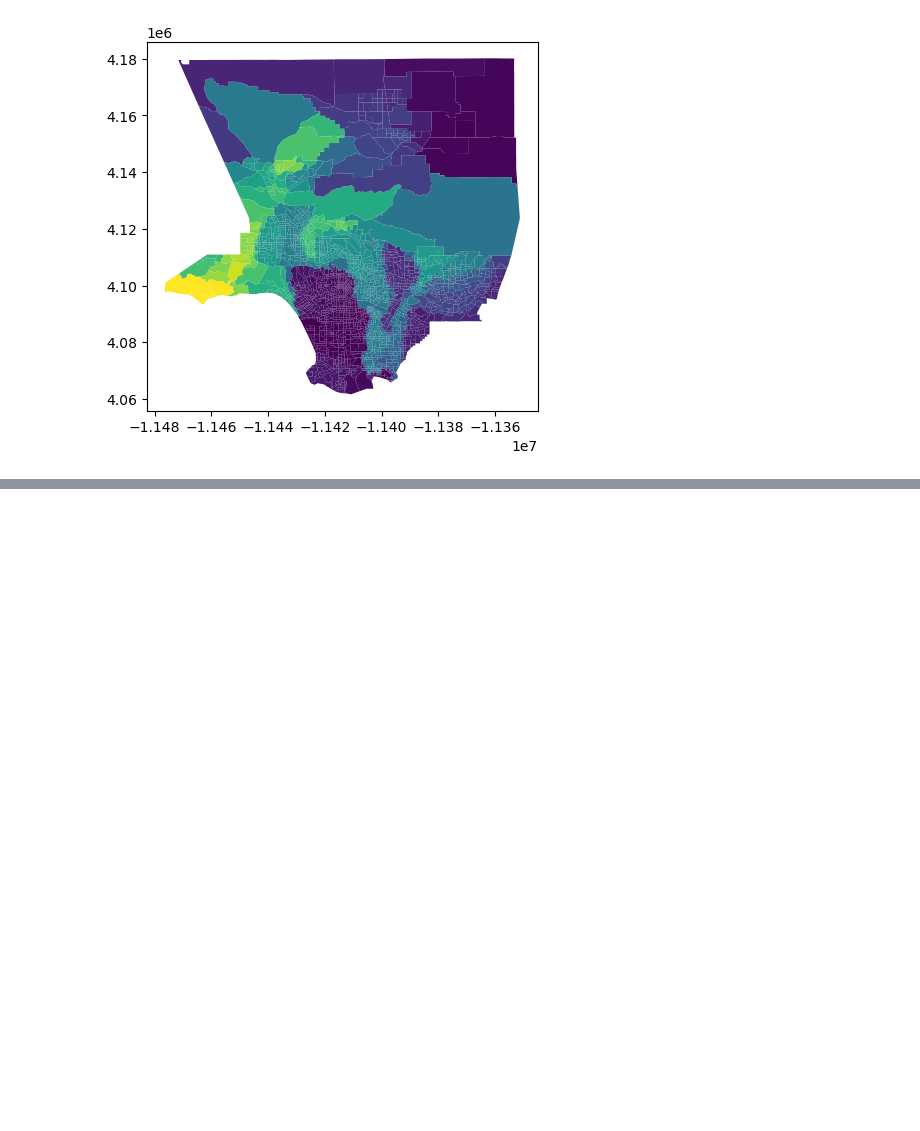
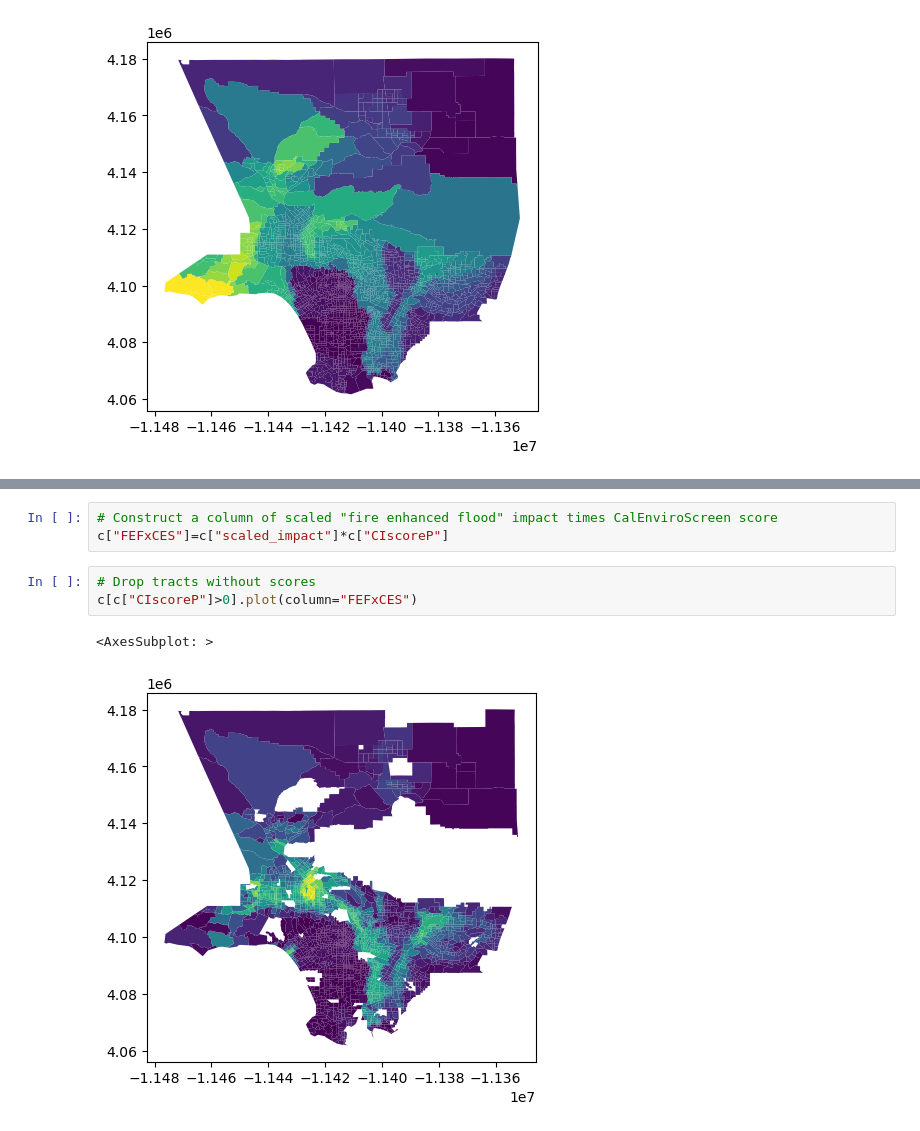
Before and after one commit to aron-walker/up221-aron, a Jupyter notebook: week6/aggregate_intersection.ipynb, the cells around one changed output, grey strips where cells are left out. Drawn from its saved outputs; the diff is of its cells as text; blank space fills up the shorter version.

Commit message:
Intersected CES and fire-enhancement

```diff
--- a/week6/aggregate_intersection.ipynb
+++ b/week6/aggregate_intersection.ipynb
@@ -291,0 +300,9 @@ These are the census tracts in LA County who flood risk is most sensitive to fir
+# %%
+# Construct a column of scaled "fire enhanced flood" impact times CalEnviroScreen score
+c["FEFxCES"]=c["scaled_impact"]*c["CIscoreP"]
+# %%
+# Drop tracts without scores
+c[c["CIscoreP"]>0].plot(column="FEFxCES")
+# %% [output]
+<AxesSubplot: >
+[figure, added]
```
Also changed, not shown: parts of 4 cells of this notebook.
